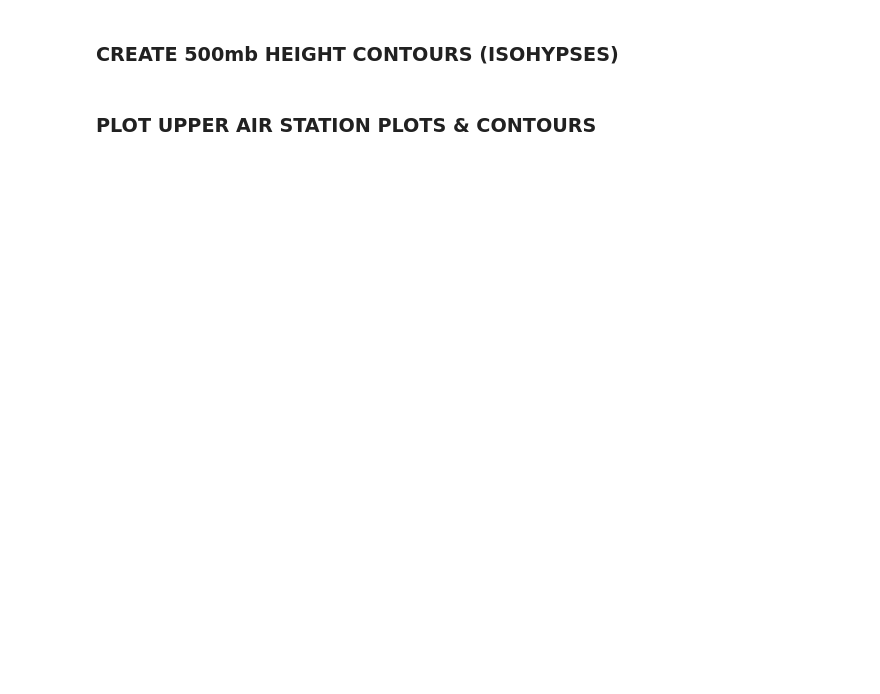
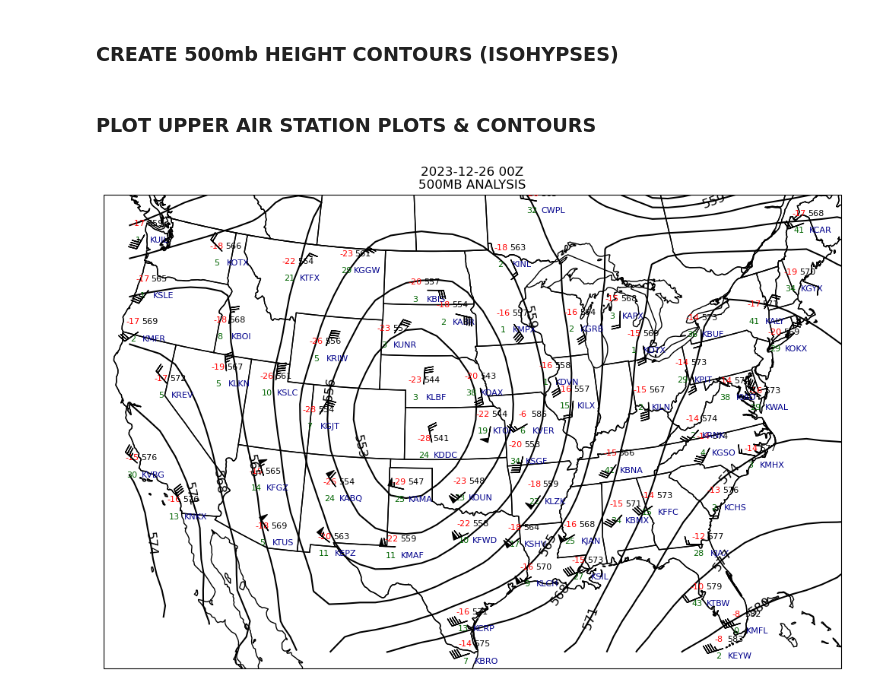
Before and after one commit to kelliethrower/ATSC_270, a Jupyter notebook: assignment_5/assignment_5.ipynb, the cells around one changed output. Drawn from its saved outputs; the diff is of its cells as text; code cells hidden in the pictures; blank space fills up the shorter version.

```diff
--- a/assignment_5/assignment_5.ipynb
+++ b/assignment_5/assignment_5.ipynb
@@ -134,28 +129,53 @@ NameError: name 'stationplots_barbs' is not defined
 ### CREATE 500mb HEIGHT CONTOURS (ISOHYPSES) ###
 # %%
 #convert the data to x, y, and z locations on the projected map
+x,y,z= proj.transform_points(ccrs.PlateCarree(), data_500['longitude'].values, data_500['latitude'].values).T
 
 #remove nans
+mask = ~np.isnan(x)
 
 #interpolate the data to a grid
+grdx,grdy,hght = interpolate_to_grid(x[mask],y[mask],data_500['height'].values[mask], interp_type='cressman',
+                                     search_radius=1000000, minimum_neighbors=3,hres=100000)
 # %% [markdown]
 ### PLOT UPPER AIR STATION PLOTS & CONTOURS ###
 # %%
+proj = ccrs.LambertConformal(central_longitude=-100,central_latitude=35)
+#create 10" x 10" figure with a dpi=100
+fig = plt.figure(figsize=(10,10),dpi=100)
+#add subplot with projection
+ax = fig.add_subplot(1,1,1,projection=proj)
+#add elements to make map more useable
+ax.add_feature(cfeature.COASTLINE)
+ax.add_feature(cfeature.STATES)
+ax.add_feature(cfeature.BORDERS)
+
+ax.set_extent((-120, -75, 23, 50))
+fig.tight_layout()
+
+locs = proj.transform_points(ccrs.PlateCarree(),data['longitude'].values,data['latitude'].values)
+
+stationplots = StationPlot(ax, data_500['longitude'], data_500['latitude'], transform = ccrs.PlateCarree(),clip_on='True',fontsize=8)
 
 #temperature in red
+stationplots.plot_parameter((-1,1), data_500['temperature'].values, color='red')
+#dewpoint DEPRESSION in dark green
+stationplots.plot_parameter((-1,-1), data_500['temperature'].values - data_500['dewpoint'].values, color='darkgreen')
+#height (need to format to be the first 3 digits)
+stationplots.plot_parameter((1,1), data_500['height'].values,color='black',formatter=lambda v: format(v, '.0f')[:3])
+#station ID in dark blue
+stationplots.plot_text((1.5,-1), data_500['station'].values, color='darkblue')
+#wind in black
+stationplots.plot_barb(data_500['u_wind'].values, data_500['v_wind'].values, zorder=10)
+#save the map as upper_air_500.png
 
-#dewpoint DEPRESSION in dark green
-
-#height (need to format to be the first 3 digits)
-
-#station ID in dark blue
-
-#wind in black
-
-
-#plot contours from 4600m to 6000m with 60m interval
-
+#plot contours from 4600m to 6000m with 30m interval
+clevs = np.arange(4600,6000,30)
+ds = ax.contour(grdx,grdy,hght,clevs, colors='black')
 #add a title with the date
-
-
+ax.clabel(ds,inline=True,inline_spacing=0,fmt=lambda v: format(v, '.0f')[:3],fontsize=12)
+plt.title(f'{dt.strftime("%Y-%m-%d %HZ")}\n500MB ANALYSIS')
 #save the map as contour_500.png
+plt.savefig('contour_500.png')
+# %% [output]
+[figure, added]
```
Also changed, not shown: parts of 1 cell of this notebook, 1 other file.
